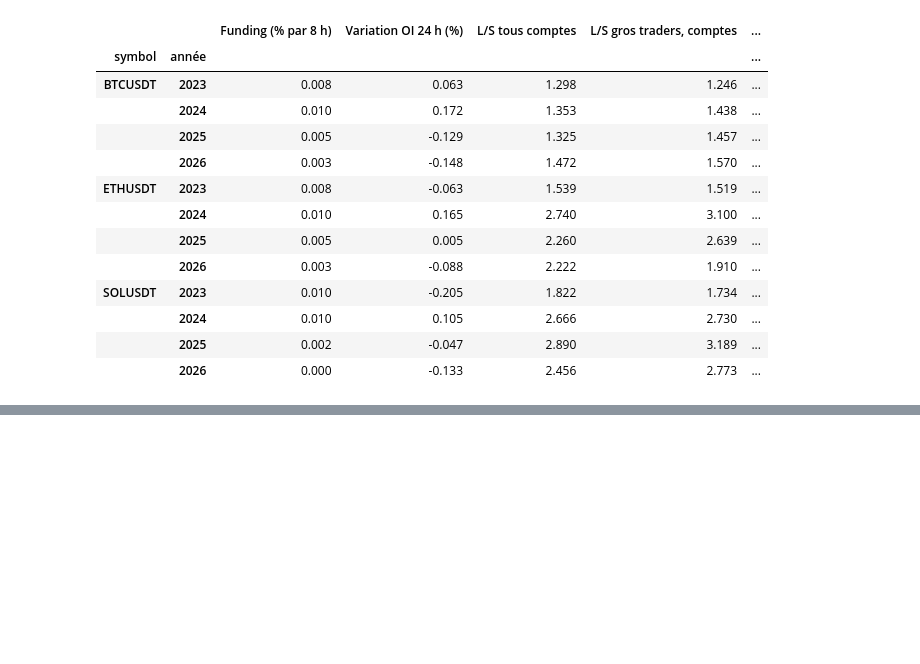
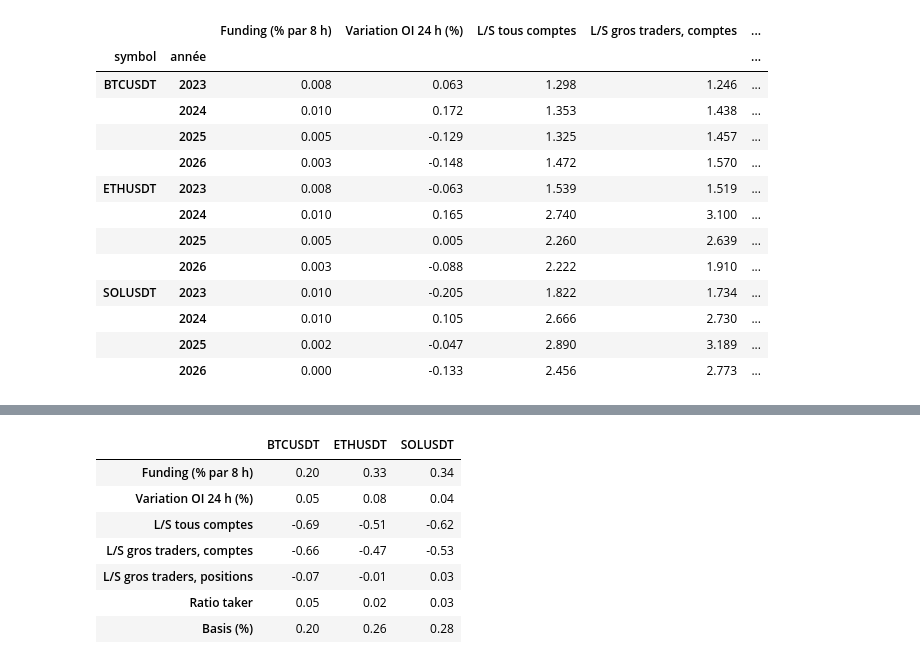
Before and after one commit to Ethanyounes/Ensae-Data-Science, a Jupyter notebook: rapport.ipynb, the cells around one changed output, grey strips where cells are left out. Cells and saved outputs as stored; diff of their text form; code cells hidden in the pictures; blank space fills up the shorter version.

```diff
--- a/rapport.ipynb
+++ b/rapport.ipynb
@@ -222,0 +240,11 @@ Un même niveau n'a donc pas le même sens selon l'année et la crypto. Les vari
+# %%
+descriptif.correlations_rendement_passe(panel, variables).round(2)
+# %% [output]
+|  | BTCUSDT | ETHUSDT | SOLUSDT |
+| Funding (% par 8 h) | 0.20 | 0.33 | 0.34 |
+| Variation OI 24 h (%) | 0.05 | 0.08 | 0.04 |
+| L/S tous comptes | -0.69 | -0.51 | -0.62 |
+| L/S gros traders, comptes | -0.66 | -0.47 | -0.53 |
+| L/S gros traders, positions | -0.07 | -0.01 | 0.03 |
+| Ratio taker | 0.05 | 0.02 | 0.03 |
+| Basis (%) | 0.20 | 0.26 | 0.28 |
```
Also changed, not shown: parts of 6 cells of this notebook, 1 other file.
